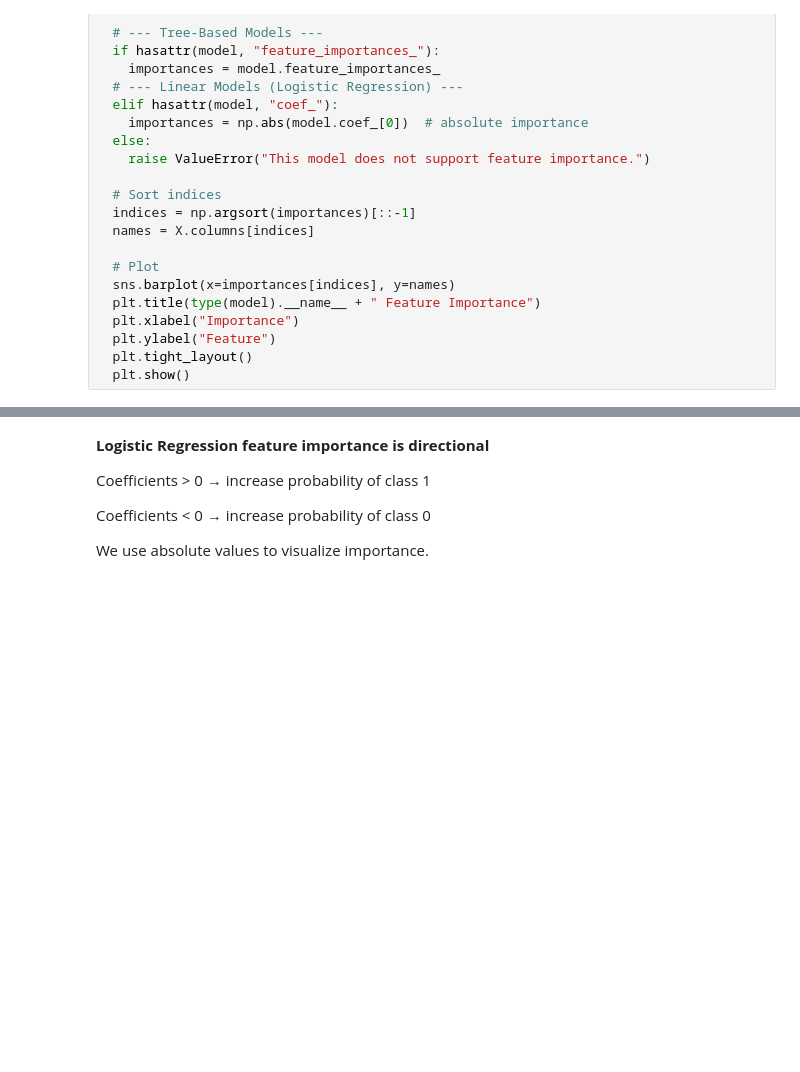
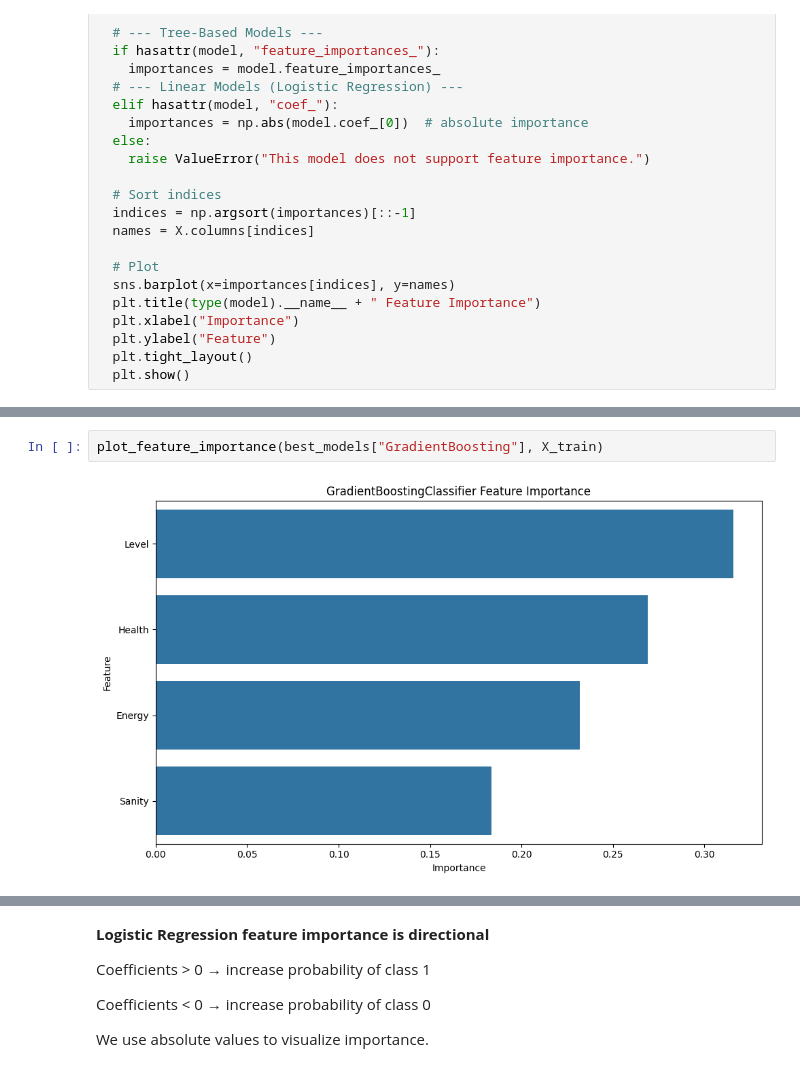
Before and after one commit to bgoueti/BandersnatchStarter, a Jupyter notebook: Machine_Learning_BandersnatchStarter_Project_Sprint_3.ipynb, the cells around one changed output, grey strips where cells are left out. Drawn from its saved outputs; the diff is of its cells as text; blank space fills up the shorter version.

```diff
--- a/Machine_Learning_BandersnatchStarter_Project_Sprint_3.ipynb
+++ b/Machine_Learning_BandersnatchStarter_Project_Sprint_3.ipynb
@@ -412 +415,5 @@ plot_feature_importance(models["RandomForest"], X_train)
+# %%
+plot_feature_importance(best_models["GradientBoosting"], X_train)
+# %% [output]
+[figure, added]
 # %%
```
Also changed, not shown: parts of 29 cells of this notebook.
